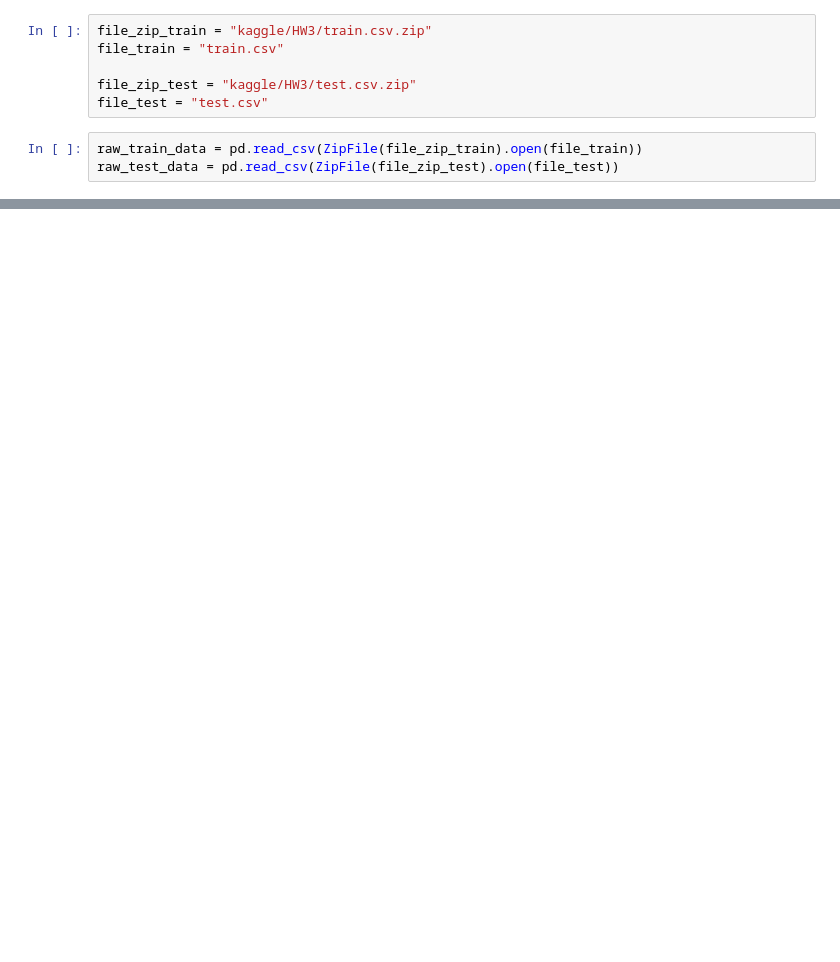
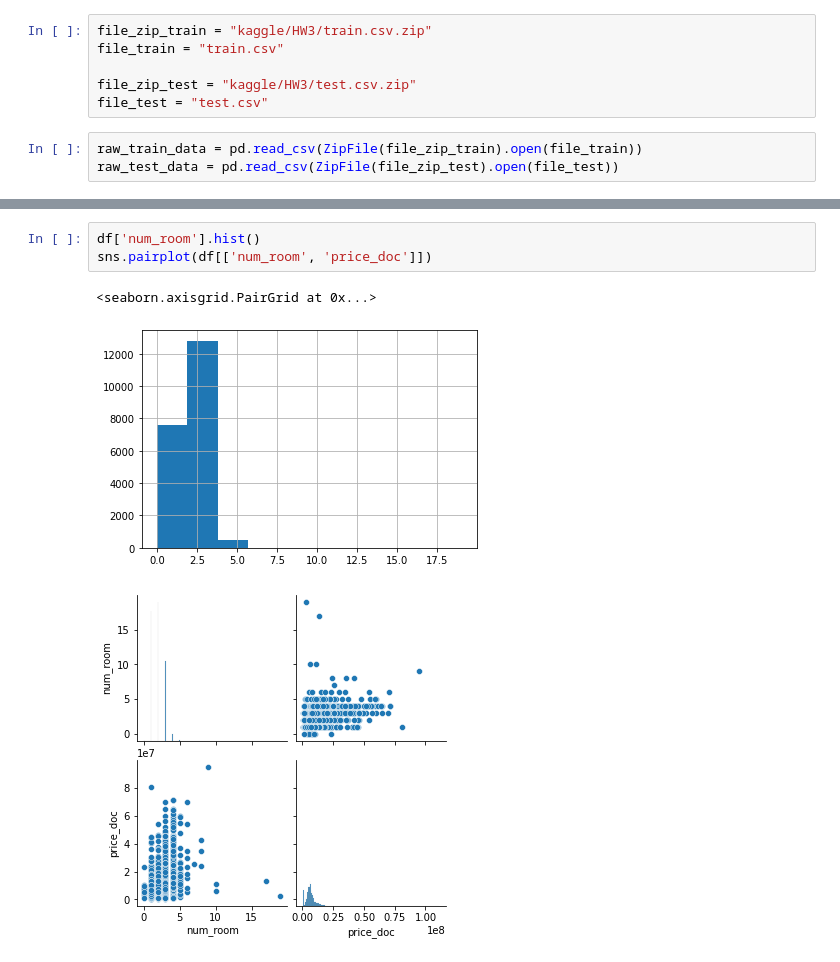
Before and after one commit to kapitalistka/DataSienceEducation, a Jupyter notebook: HW3.ipynb, the cells around one changed output, grey strips where cells are left out. Cells and saved outputs as stored; diff of their text form; blank space fills up the shorter version.

```diff
--- a/HW3.ipynb
+++ b/HW3.ipynb
@@ -60,0 +375,7 @@ raw_data_train.price.corr()
+# %%
+df['num_room'].hist()
+sns.pairplot(df[['num_room', 'price_doc']])
+# %% [output]
+<seaborn.axisgrid.PairGrid at 0x...>
+[figure, added]
+[figure, added]
```
Also changed, not shown: parts of 58 cells of this notebook.
